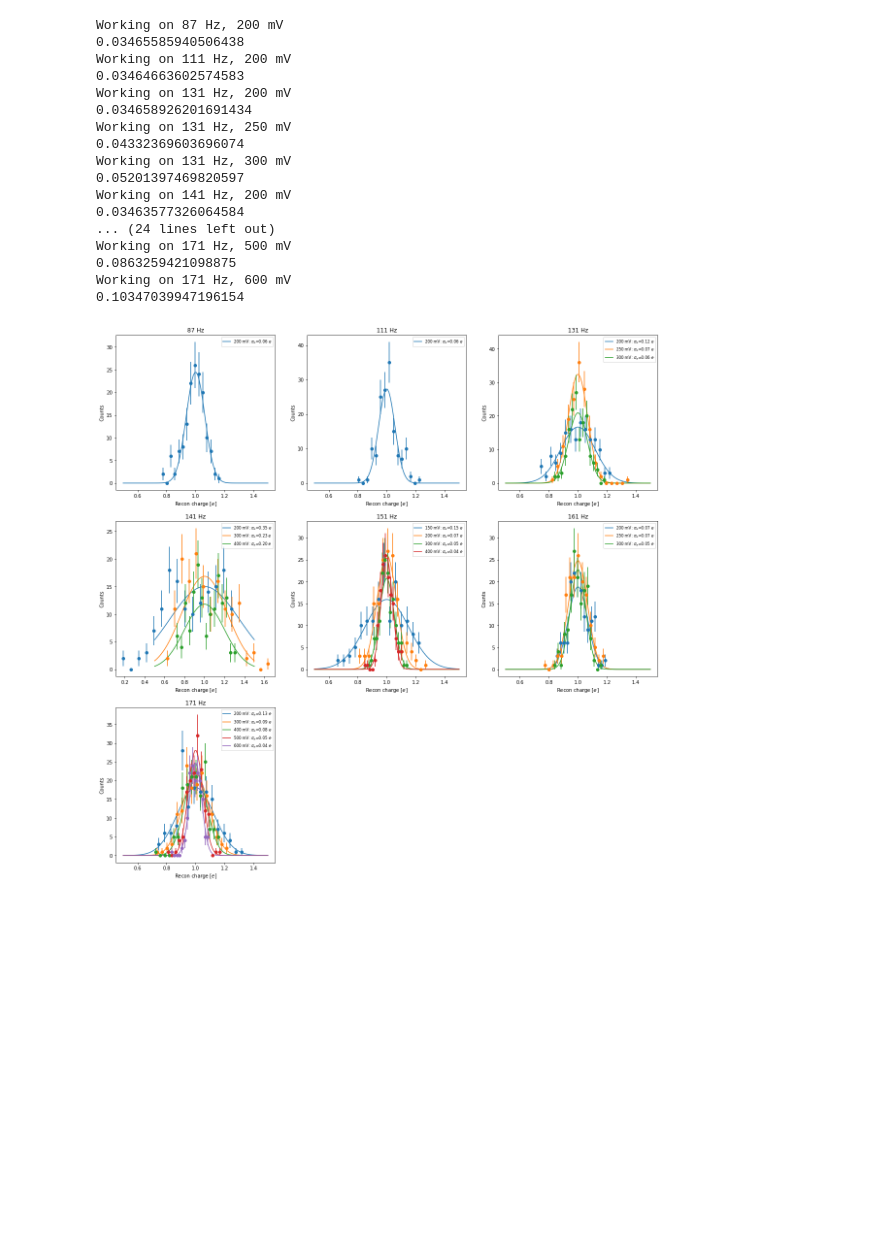
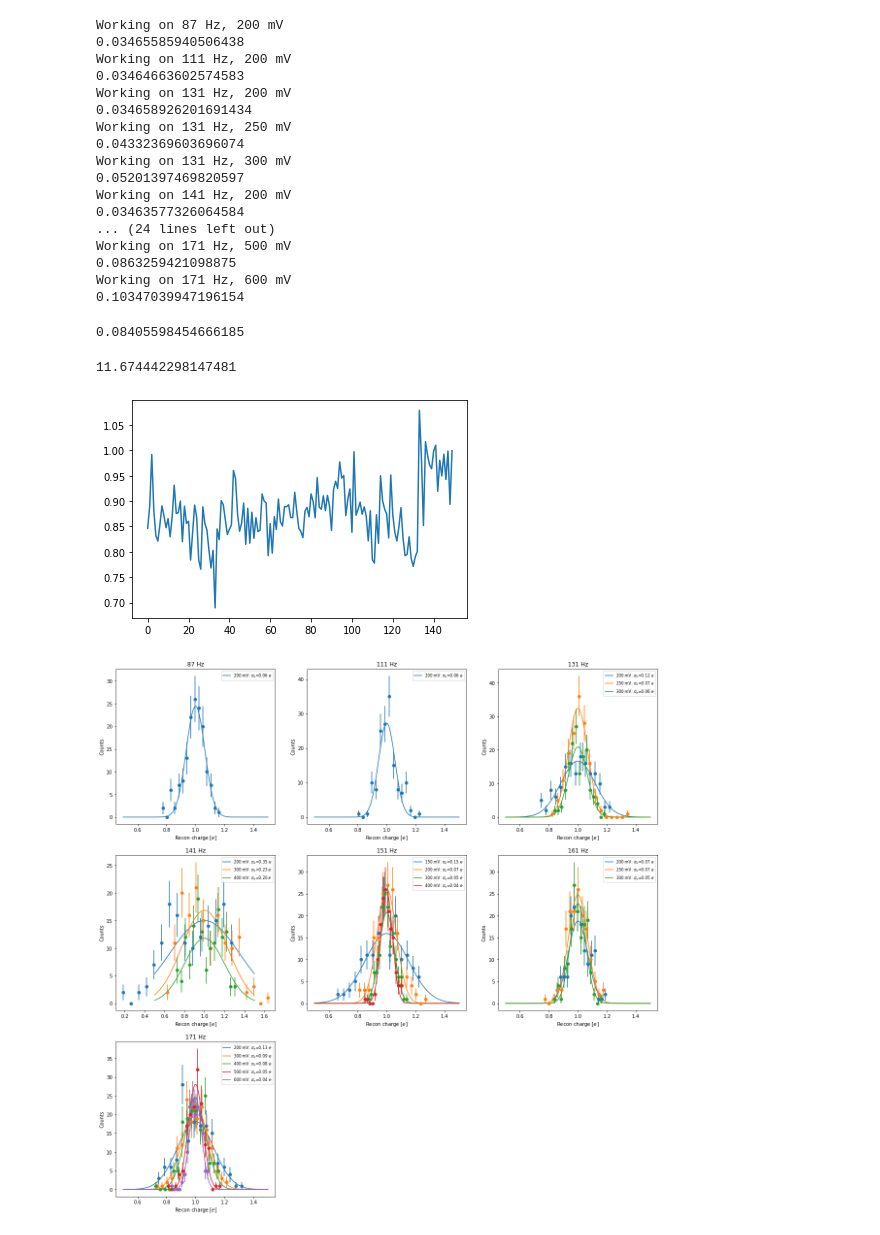
Before and after one commit to Moore-Lab/decay_analysis, a Jupyter notebook: analyze_alpha_data_20231110.ipynb, the cells around one changed output. Cells and saved outputs as stored; diff of their text form; code cells hidden in the pictures; blank space fills up the shorter version.

```diff
--- a/analyze_alpha_data_20231110.ipynb
+++ b/analyze_alpha_data_20231110.ipynb
@@ -161,6 +161,8 @@ amp_colors = ['b', 'r', 'orange', 'g']
 
 ymax = 125
 
+calibrated_OF_amps_from_fit = np.zeros(3)
+
 plt.figure(figsize=(6,5))
 for i,filt_amps in enumerate(amp_dicts):
     if(i < 2): continue
@@ -171,6 +173,7 @@ for i,filt_amps in enumerate(amp_dicts):
         first_amp = False
         amp_bins = np.linspace(0,2*amp,60)
         ca = filt_amps[amp]*amp_cal_facs[i]
+        calibrated_OF_amps_from_fit[0] = amp_scale*amp_cal_facs[i]
         gpts = (ca>0)
         amp_scale = amp/np.median(ca[gpts])
         hh,be = np.histogram(ca*amp_scale, bins=amp_bins)
@@ -272,6 +279,17 @@ Working on 171 Hz, 500 mV
 0.0863259421098875
 Working on 171 Hz, 600 mV
 0.10347039947196154
+# %%
+cal_fac = 0.072 * np.median(amp_dict[111][200][:,3])/170.5
+print(cal_fac)
+
+plt.plot(amp_dict[111][200][:,2]/cal_fac)
+
+np.median(amp_dict[111][200][:,3])/170.5 * 10
+# %% [output]
+0.08405598454666185
+11.674442298147481
+[figure, added]
 # %%
 def gauss_fun(x,A,mu,sig):
     return A*np.exp(-(x-mu)**2/(2*sig**2))
```
Also changed, not shown: parts of 8 cells of this notebook.
